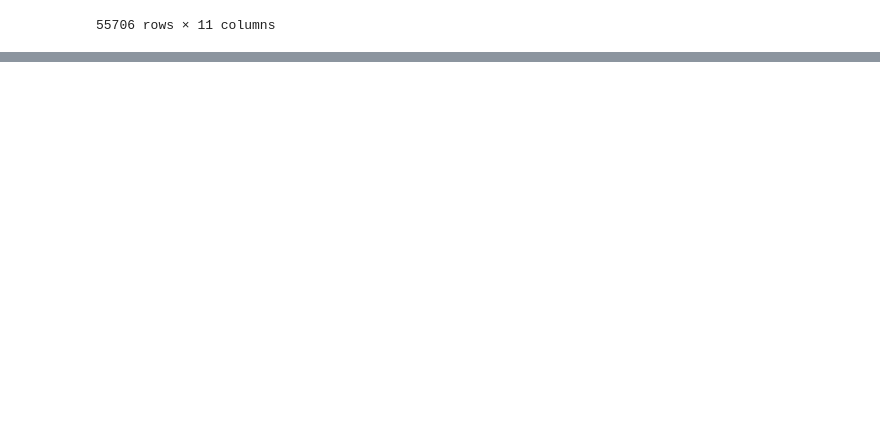
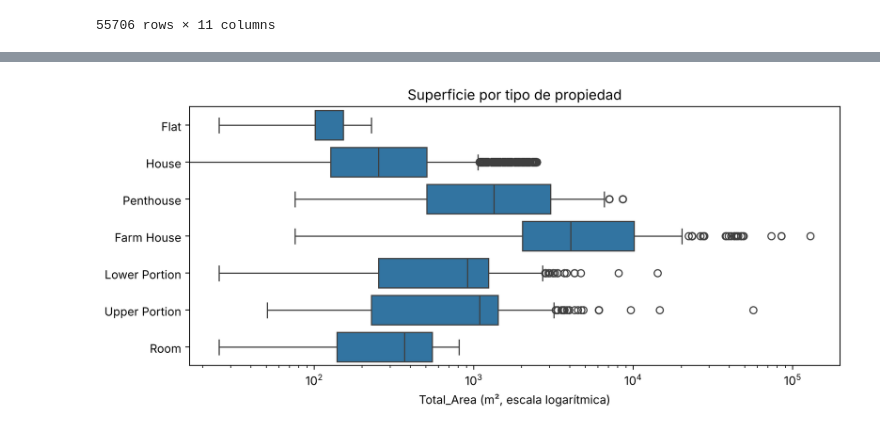
Before and after one commit to rmataixser/Practica-Machine-Learning, a Jupyter notebook: notebooks/data_cleaning_pre_train_test_split.ipynb, the cells around one changed output, grey strips where cells are left out. Saved outputs shown, nothing was run; the diff lists cells and outputs as text; code cells hidden in the pictures; blank space fills up the shorter version.

Commit message:
Documentación de data_information y tercera vuelta de limpieza (área y precio)

```diff
--- a/notebooks/data_cleaning_pre_train_test_split.ipynb
+++ b/notebooks/data_cleaning_pre_train_test_split.ipynb
@@ -289,0 +319,10 @@ df
+# %%
+fig, ax = plt.subplots(figsize=(10, 4))
+sns.boxplot(data=df, x="Total_Area", y="property_type", ax=ax)
+ax.set_xscale("log")
+ax.set_xlabel("Total_Area (m², escala logarítmica)")
+ax.set_ylabel("")
+ax.set_title("Superficie por tipo de propiedad")
+plt.show()
+# %% [output]
+[figure, added]
```
Also changed, not shown: parts of 19 cells of this notebook, 1 other file.
